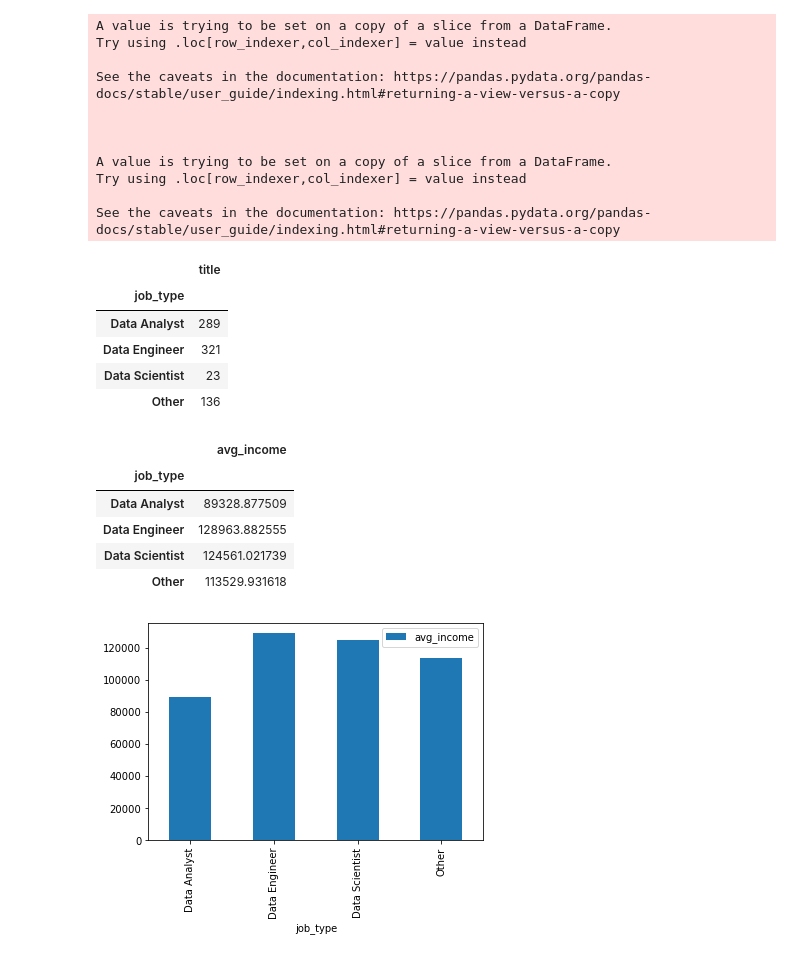
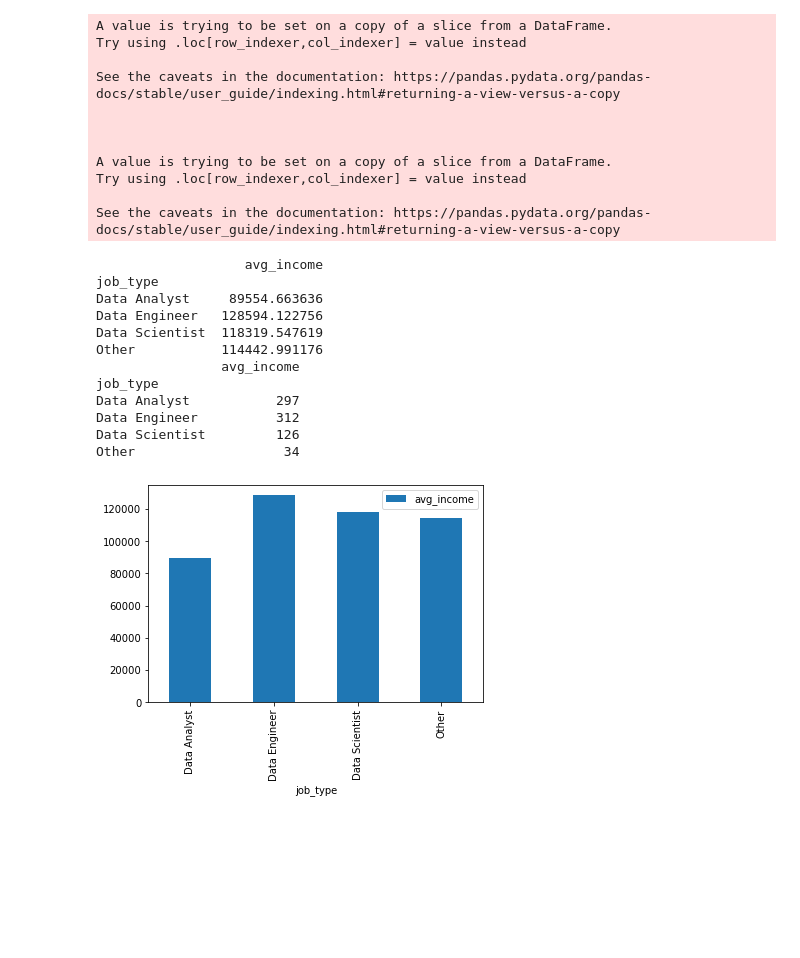
Before and after one commit to ChitraChaudhari/Jobsite-Listings-Capstone, a Jupyter notebook: IndeedEDA.ipynb, the cells around one changed output. Saved outputs shown, nothing was run; the diff lists cells and outputs as text; code cells hidden in the pictures; blank space fills up the shorter version.

```diff
--- a/IndeedEDA.ipynb
+++ b/IndeedEDA.ipynb
@@ -100,6 +124,8 @@ upper_ranges = income_data[income_data['salary_upper_range'] != 0]
 lower_ranges['avg_income'] = lower_ranges['salary_lower_range']
 upper_ranges['avg_income'] = (upper_ranges['salary_lower_range'] + upper_ranges['salary_upper_range'])/2
 income_data = pd.concat([lower_ranges,upper_ranges])
+new_income_data = income_data[income_data['datadate'] == 'Spring 2022']
+old_income_data = income_data[income_data['datadate'] == 'Fall 2021']
 # %% [output]
 A value is trying to be set on a copy of a slice from a DataFrame.
 Try using .loc[row_indexer,col_indexer] = value instead
@@ -112,25 +138,23 @@ A value is trying to be set on a copy of a slice from a DataFrame.
 Try using .loc[row_indexer,col_indexer] = value instead
 
 See the caveats in the documentation: https://pandas.pydata.org/pandas-docs/stable/user_guide/indexing.html#returning-a-view-versus-a-copy
-# %%
-income_data[['job_type','title']].groupby('job_type').count()
-# %% [output]
-|  | title |
-| job_type |  |
-| Data Analyst | 289 |
-| Data Engineer | 321 |
-| Data Scientist | 23 |
-| Other | 136 |
 # %%
-income_chart1 = income_data[['job_type','avg_income']].groupby('job_type').mean()
-income_chart1 = income_chart1.plot.bar()
-income_chart1
-income_data[['job_type','avg_income']].groupby('job_type').mean()
+
+spring22_income_chart = new_income_data[['job_type','avg_income']].groupby('job_type').mean()
+print(new_income_data[['job_type','avg_income']].groupby('job_type').mean())
+print(new_income_data[['job_type','avg_income']].groupby('job_type').count())
+spring22_income_chart = spring22_income_chart.plot.bar()
 # %% [output]
-|  | avg_income |
-| job_type |  |
-| Data Analyst | 89328.877509 |
-| Data Engineer | 128963.882555 |
-| Data Scientist | 124561.021739 |
-| Other | 113529.931618 |
+                   avg_income
+job_type
+Data Analyst     89554.663636
+Data Engineer   128594.122756
+Data Scientist  118319.547619
+Other           114442.991176
+                avg_income
+job_type
+Data Analyst           297
+Data Engineer          312
+Data Scientist         126
+Other                   34
-[figure, old version]
+[figure, new version]
```
Also changed, not shown: parts of 15 cells of this notebook, 2 other files.
